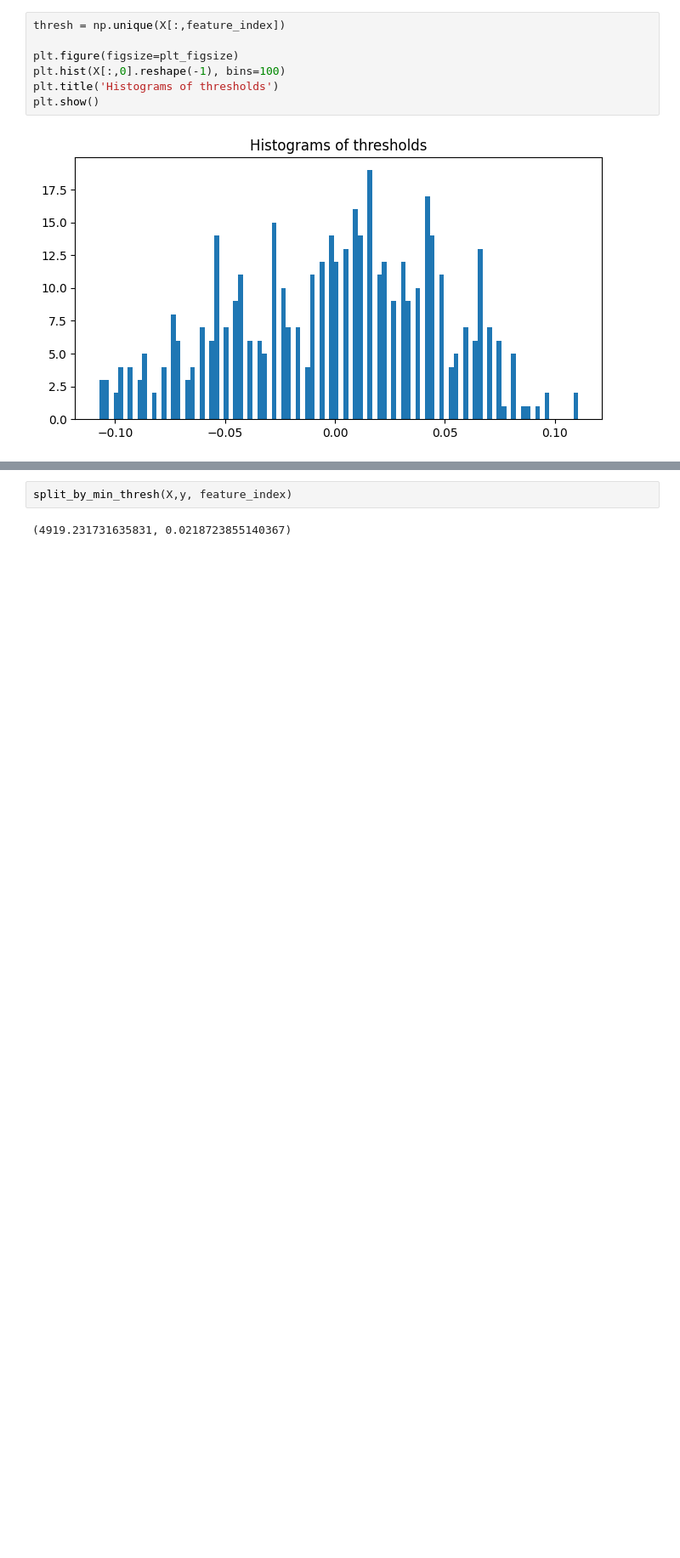
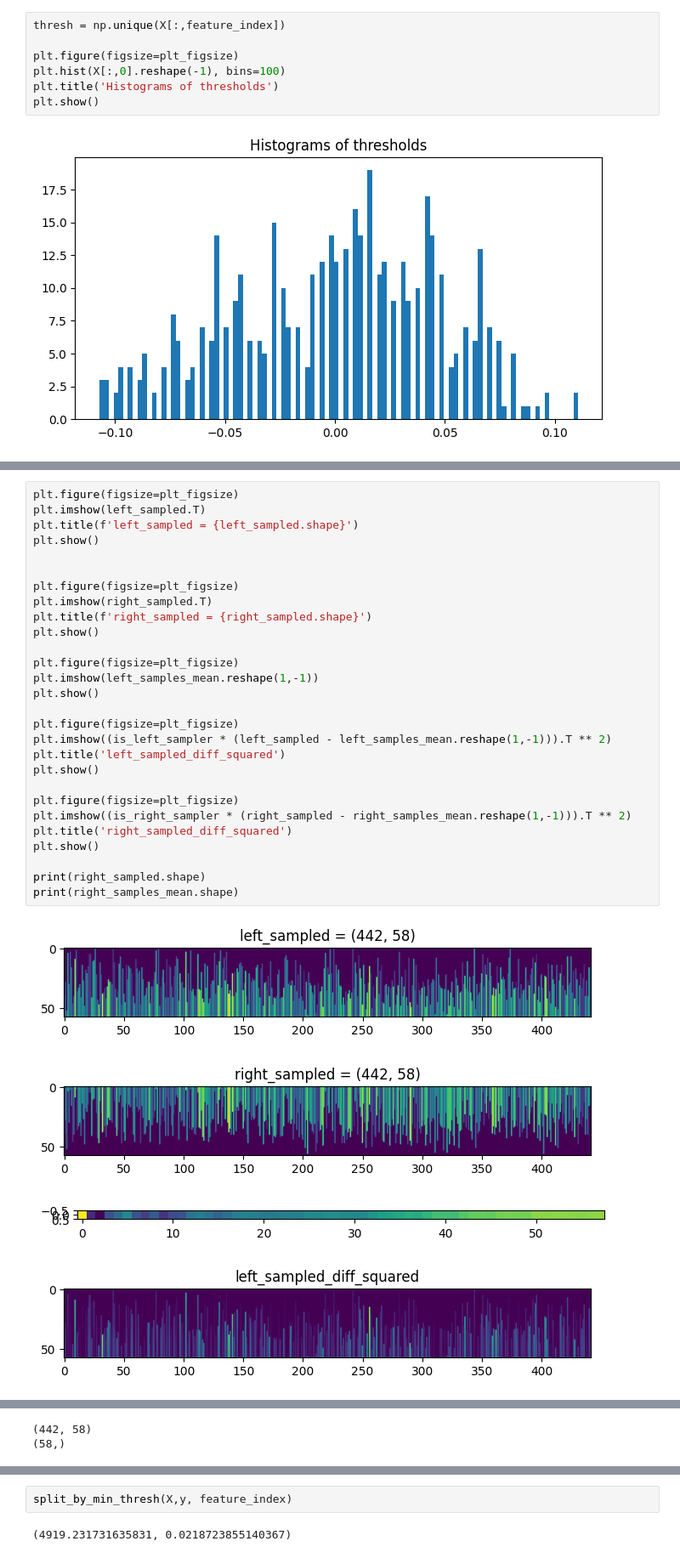
Before and after one commit to jumzzz/prob-ml, a Jupyter notebook: ch18/decision_trees/implementation/01-impl-min-threshold.ipynb, the cells around one changed output, grey strips where cells are left out. Shown at 85% size. Saved outputs shown, nothing was run; the diff lists cells and outputs as text; blank space fills up the shorter version.

```diff
--- a/ch18/decision_trees/implementation/01-impl-min-threshold.ipynb
+++ b/ch18/decision_trees/implementation/01-impl-min-threshold.ipynb
@@ -118,0 +119,33 @@ plt.show()
+# %%
+plt.figure(figsize=plt_figsize)
+plt.imshow(left_sampled.T)
+plt.title(f'left_sampled = {left_sampled.shape}')
+plt.show()
+
+
+plt.figure(figsize=plt_figsize)
+plt.imshow(right_sampled.T)
+plt.title(f'right_sampled = {right_sampled.shape}')
+plt.show()
+
+plt.figure(figsize=plt_figsize)
+plt.imshow(left_samples_mean.reshape(1,-1))
+plt.show()
+
+plt.figure(figsize=plt_figsize)
+plt.imshow((is_left_sampler * (left_sampled - left_samples_mean.reshape(1,-1))).T ** 2)
+plt.title('left_sampled_diff_squared')
+plt.show()
+
+plt.figure(figsize=plt_figsize)
+plt.imshow((is_right_sampler * (right_sampled - right_samples_mean.reshape(1,-1))).T ** 2)
+plt.title('right_sampled_diff_squared')
+plt.show()
+
+print(right_sampled.shape)
+print(right_samples_mean.shape)
+# %% [output]
+[figure, added]
+[figure, added]
+[figure, added]
+[figure, added]
@@ -119,2 +153,4 @@ plt.show()
+(442, 58)
+(58,)
 # %%
 # Variance calculations
```
Also changed, not shown: parts of 7 cells of this notebook.
